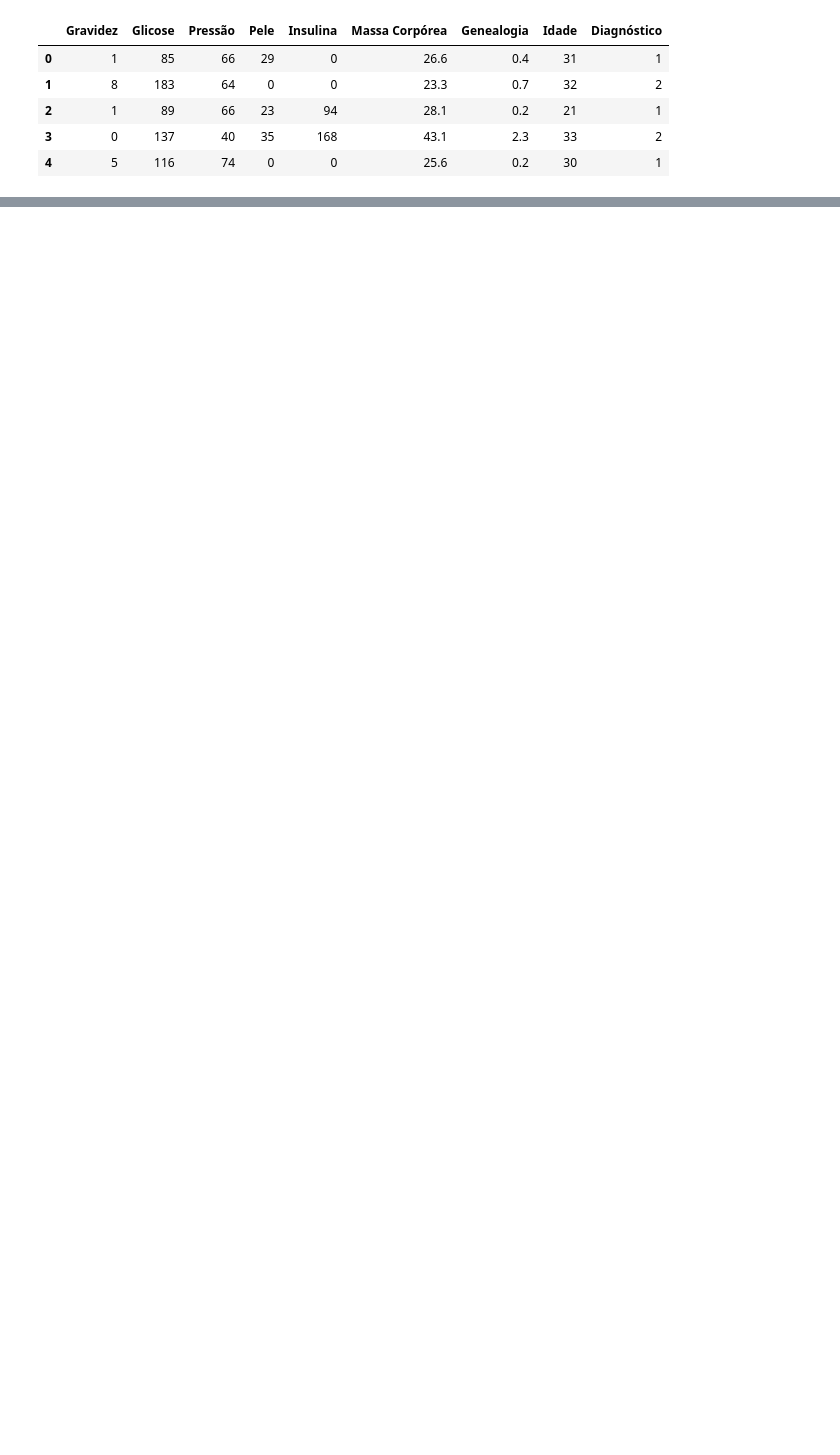
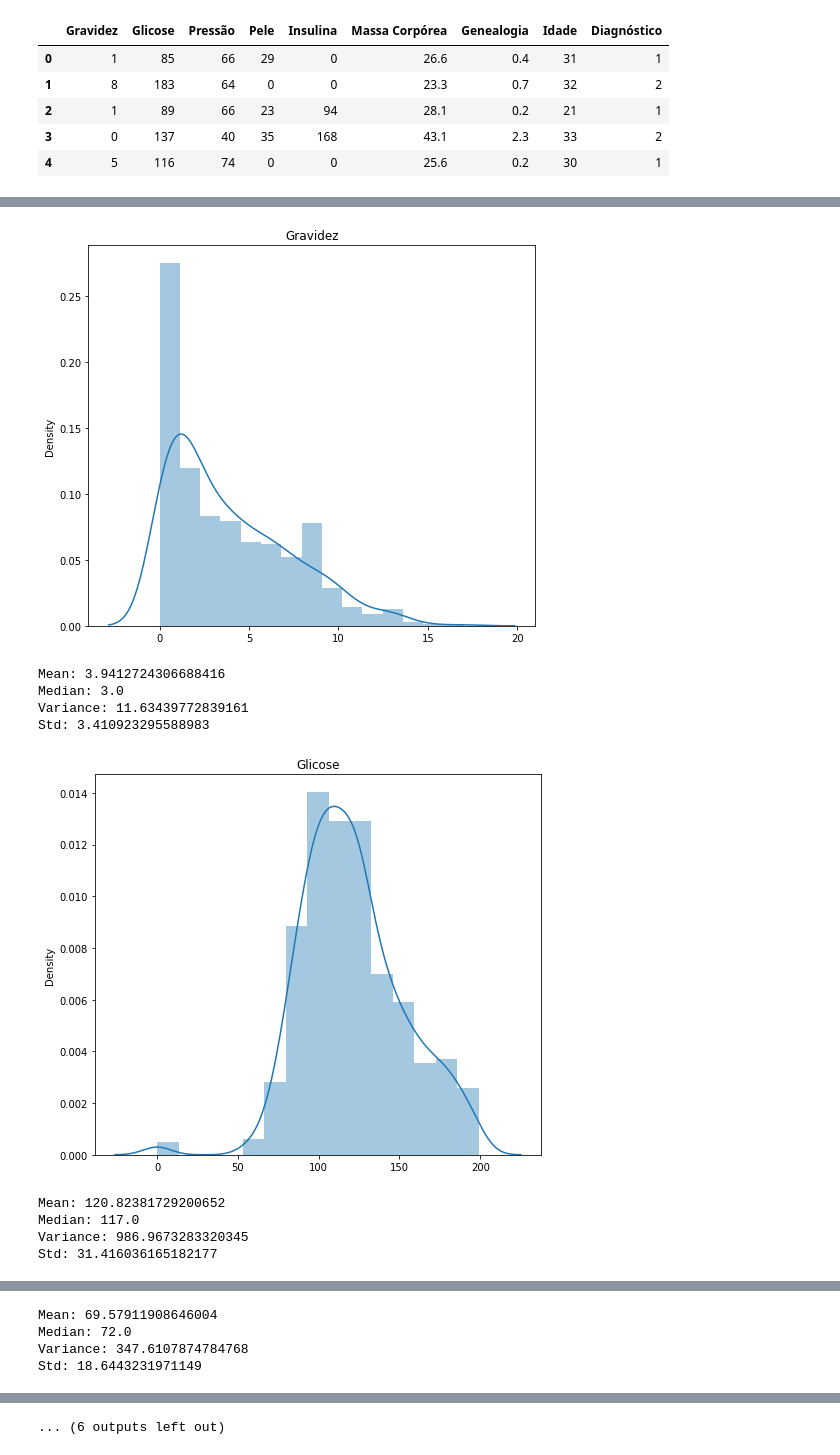
Before and after one commit to carvalheirafc/dim0097, a Jupyter notebook: lista3/Resposta_da_Lista_3.ipynb, the cells around one changed output, grey strips where cells are left out. Cells and saved outputs as stored; diff of their text form; code cells hidden in the pictures; blank space fills up the shorter version.

```diff
--- a/lista3/Resposta_da_Lista_3.ipynb
+++ b/lista3/Resposta_da_Lista_3.ipynb
@@ -522,7 +536,3 @@ def describe_custom(variable, print_data=True):
     for key in dic:
       print('{}: '.format(key) + '{}'.format(dic[key]))
     print('\n')
-
-
-for column in diabetes.columns:
-  describe_custom(diabetes[column])
@@ -560,0 +539,14 @@ Std: 7.883946400720226
+# %%
+for column in diabetes_treino.columns:
+  describe_custom(diabetes_treino[column])
+# %% [output]
+[figure, added]
+Mean: 3.9412724306688416
+Median: 3.0
+Variance: 11.63439772839161
+Std: 3.410923295588983
+[figure, added]
+Mean: 120.82381729200652
+Median: 117.0
+Variance: 986.9673283320345
+Std: 31.416036165182177
@@ -560,0 +554,4 @@ Std: 7.883946400720226
+Mean: 69.57911908646004
+Median: 72.0
+Variance: 347.6107874784768
+Std: 18.6443231971149
@@ -560,0 +573 @@ Std: 7.883946400720226
+... (6 outputs left out)
```
Also changed, not shown: parts of 30 cells of this notebook.
